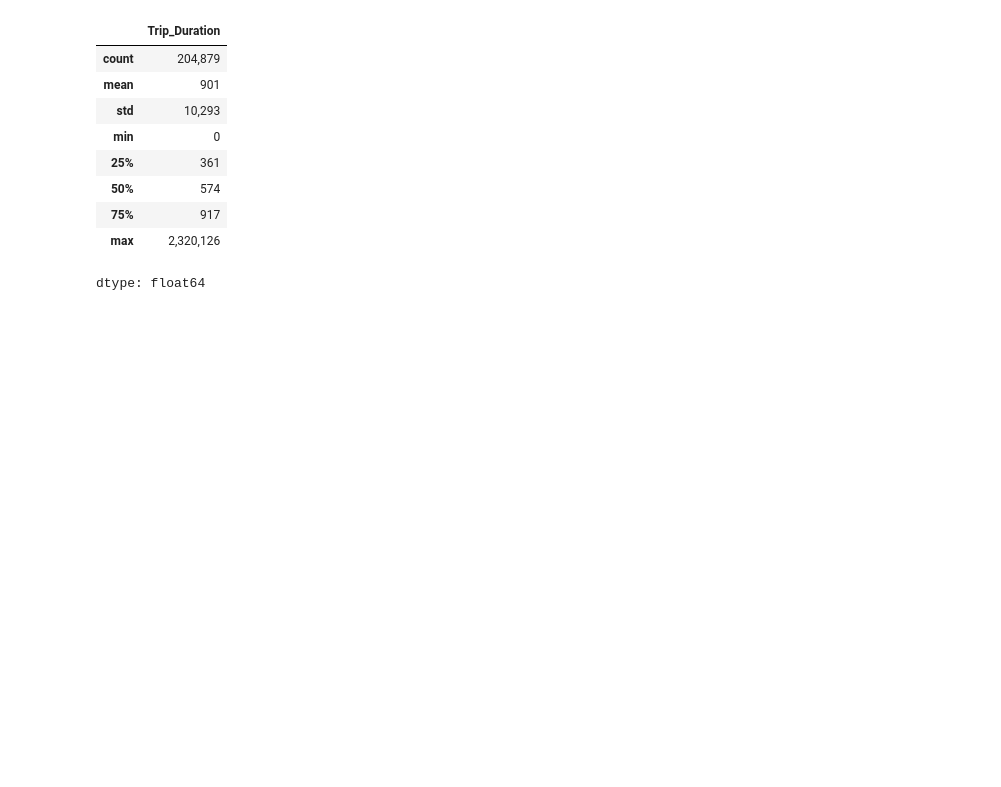
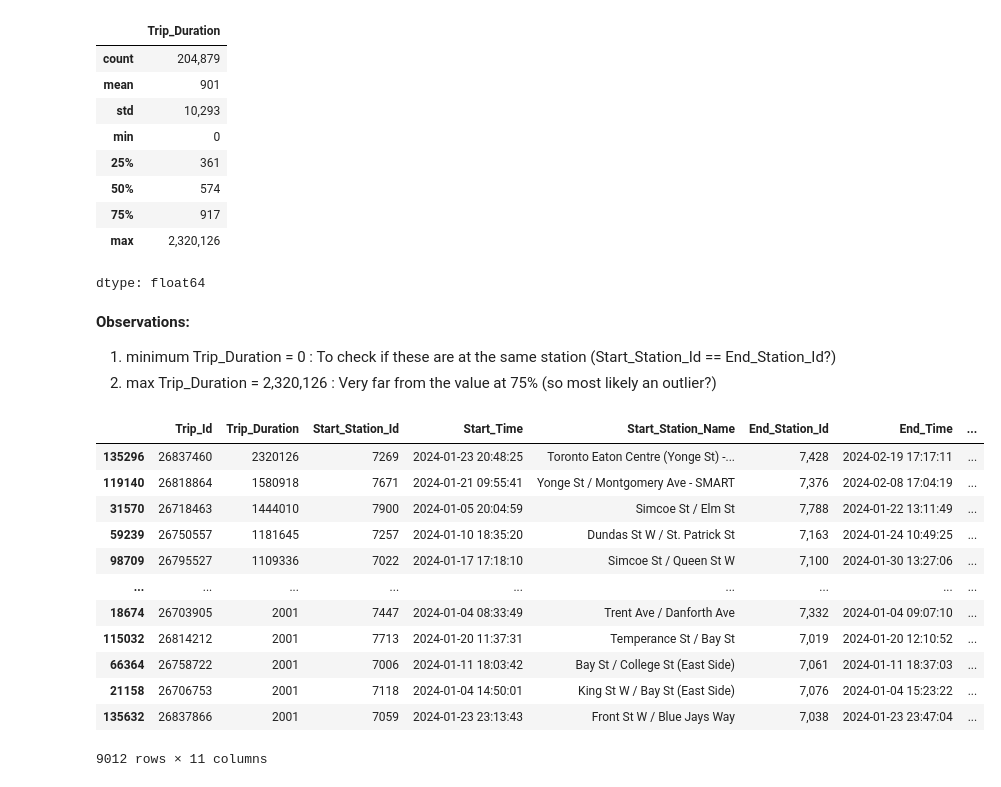
Before and after one commit to karquiza/bikeshare-toronto-demand, a Jupyter notebook: notebooks/00_init_explore.ipynb, the cells around one changed output. Cells and saved outputs as stored; diff of their text form; code cells hidden in the pictures; blank space fills up the shorter version.

```diff
--- a/notebooks/00_init_explore.ipynb
+++ b/notebooks/00_init_explore.ipynb
@@ -57,3 +57,25 @@ trip_duration.describe()
 | 75% | 917 |
 | max | 2,320,126 |
 dtype: float64
+# %% [markdown]
+**Observations:**
+1. minimum Trip_Duration = 0 : To check if these are at the same station (Start_Station_Id == End_Station_Id?)
+2. max Trip_Duration = 2,320,126 : Very far from the value at 75% (so most likely an outlier?)
+# %%
+#trip_duration.value_counts().sort_index()
+
+df_explore[df_explore["Trip_Duration"] > 2000].sort_values("Trip_Duration", ascending=False)
+# %% [output]
+|  | Trip_Id | Trip_Duration | Start_Station_Id | Start_Time | Start_Station_Name | End_Station_Id | End_Time | ... |
+| 135296 | 26837460 | 2320126 | 7269 | 2024-01-23 20:48:25 | Toronto Eaton Centre (Yonge St) -... | 7,428 | 2024-02-19 17:17:11 | ... |
+| 119140 | 26818864 | 1580918 | 7671 | 2024-01-21 09:55:41 | Yonge St / Montgomery Ave - SMART | 7,376 | 2024-02-08 17:04:19 | ... |
+| 31570 | 26718463 | 1444010 | 7900 | 2024-01-05 20:04:59 | Simcoe St / Elm St | 7,788 | 2024-01-22 13:11:49 | ... |
+| 59239 | 26750557 | 1181645 | 7257 | 2024-01-10 18:35:20 | Dundas St W / St. Patrick St | 7,163 | 2024-01-24 10:49:25 | ... |
+| 98709 | 26795527 | 1109336 | 7022 | 2024-01-17 17:18:10 | Simcoe St / Queen St W | 7,100 | 2024-01-30 13:27:06 | ... |
+| ... | ... | ... | ... | ... | ... | ... | ... | ... |
+| 18674 | 26703905 | 2001 | 7447 | 2024-01-04 08:33:49 | Trent Ave / Danforth Ave | 7,332 | 2024-01-04 09:07:10 | ... |
+| 115032 | 26814212 | 2001 | 7713 | 2024-01-20 11:37:31 | Temperance St / Bay St | 7,019 | 2024-01-20 12:10:52 | ... |
+| 66364 | 26758722 | 2001 | 7006 | 2024-01-11 18:03:42 | Bay St / College St (East Side) | 7,061 | 2024-01-11 18:37:03 | ... |
+| 21158 | 26706753 | 2001 | 7118 | 2024-01-04 14:50:01 | King St W / Bay St (East Side) | 7,076 | 2024-01-04 15:23:22 | ... |
+| 135632 | 26837866 | 2001 | 7059 | 2024-01-23 23:13:43 | Front St W / Blue Jays Way | 7,038 | 2024-01-23 23:47:04 | ... |
+9012 rows × 11 columns
```
Also changed, not shown: parts of 2 cells of this notebook.
